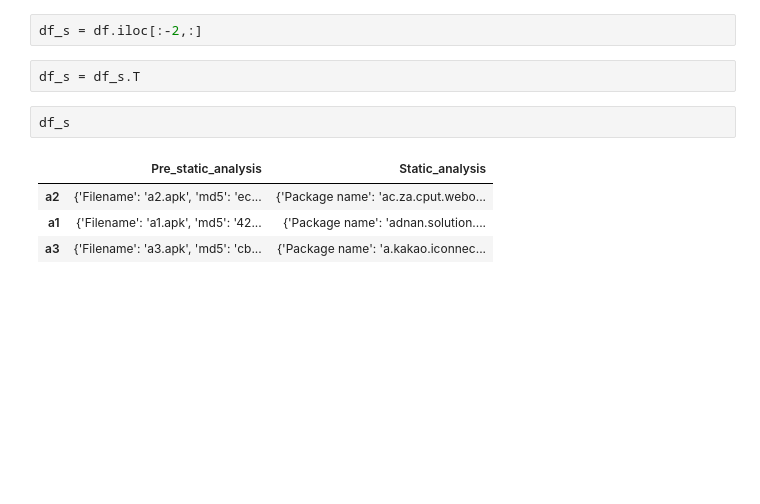
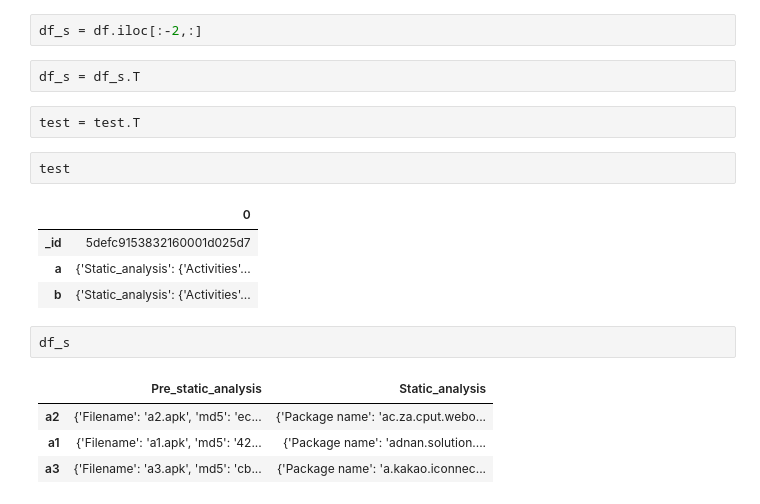
Before and after one commit to xcnkx/master_research, a Jupyter notebook: notebooks/2019-11-6.ipynb, the cells around one changed output. Drawn from its saved outputs; the diff is of its cells as text; blank space fills up the shorter version.

```diff
--- a/notebooks/2019-11-6.ipynb
+++ b/notebooks/2019-11-6.ipynb
@@ -8,6 +89,15 @@ df = pd.read_json('../data/raw/test/OUTPUT_ANDROPY_1573012922.58.json')
 df_s = df.iloc[:-2,:]
 # %%
 df_s = df_s.T
+# %%
+test = test.T
+# %%
+test
+# %% [output]
+|  | 0 |
+| _id | 5defc9153832160001d025d7 |
+| a | {'Static_analysis': {'Activities'... |
+| b | {'Static_analysis': {'Activities'... |
 # %%
 df_s
 # %% [output]
```
Also changed, not shown: parts of 16 cells of this notebook, 52 other files.
